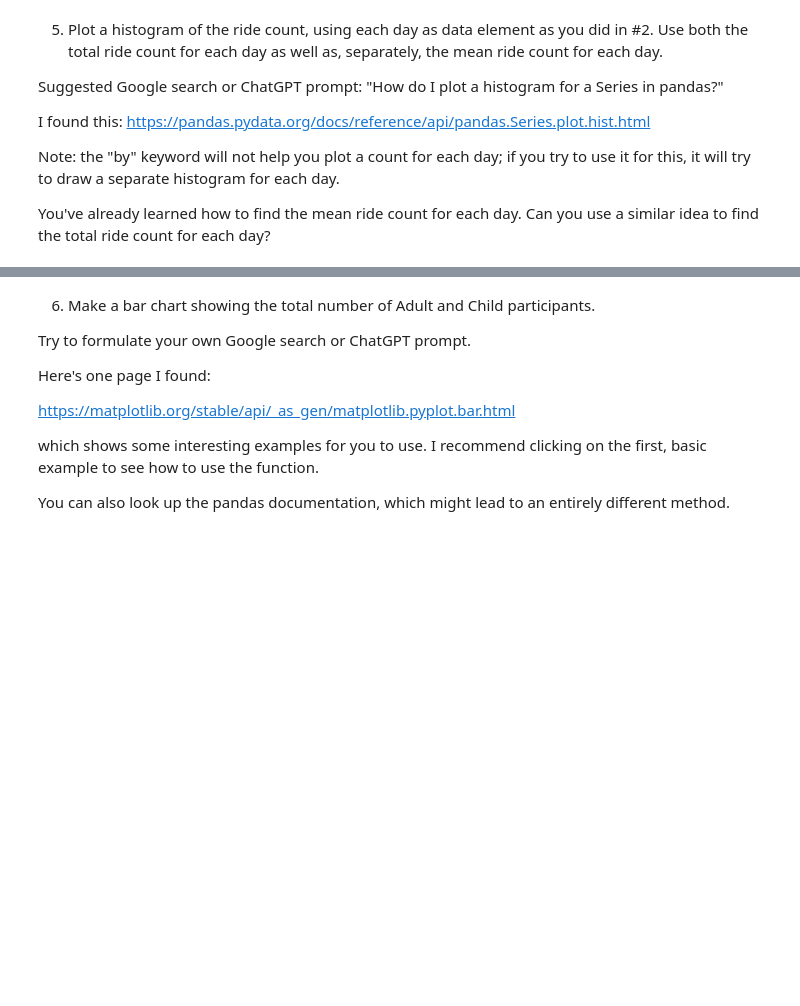
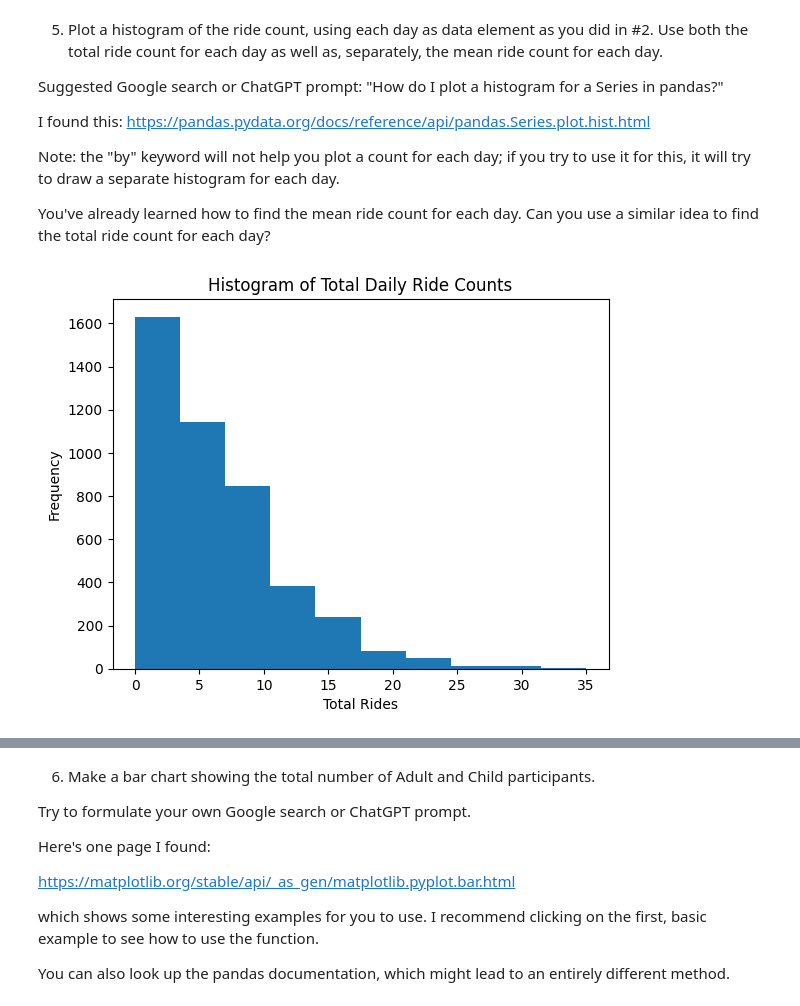
Before and after one commit to salil82/Module-B-semester-2, a Jupyter notebook: OMDS-ModB2-Week3-Deshpande-Salil.ipynb, the cells around one changed output, grey strips where cells are left out. Drawn from its saved outputs; the diff is of its cells as text; code cells hidden in the pictures; blank space fills up the shorter version.

```diff
--- a/OMDS-ModB2-Week3-Deshpande-Salil.ipynb
+++ b/OMDS-ModB2-Week3-Deshpande-Salil.ipynb
@@ -294,3 +294,11 @@ I found this: https://pandas.pydata.org/docs/reference/api/pandas.Series.plot.hi
 Note: the "by" keyword will not help you plot a count for each day; if you try to use it for this, it will try to draw a separate histogram for each day.
 
 You've already learned how to find the mean ride count for each day.  Can you use a similar idea to find the total ride count for each day?
+# %%
+import matplotlib.pyplot as plt
+
+daily_total_rides = df.groupby('VisitDate')[['MartianRide', 'TeacupRide', 'RiverRide']].sum().sum(axis=1)
+daily_total_rides.plot.hist(title='Histogram of Total Daily Ride Counts', xlabel='Total Rides', ylabel='Frequency')
+plt.show()
+# %% [output]
+[figure, added]
```
Also changed, not shown: parts of 94 cells of this notebook.
